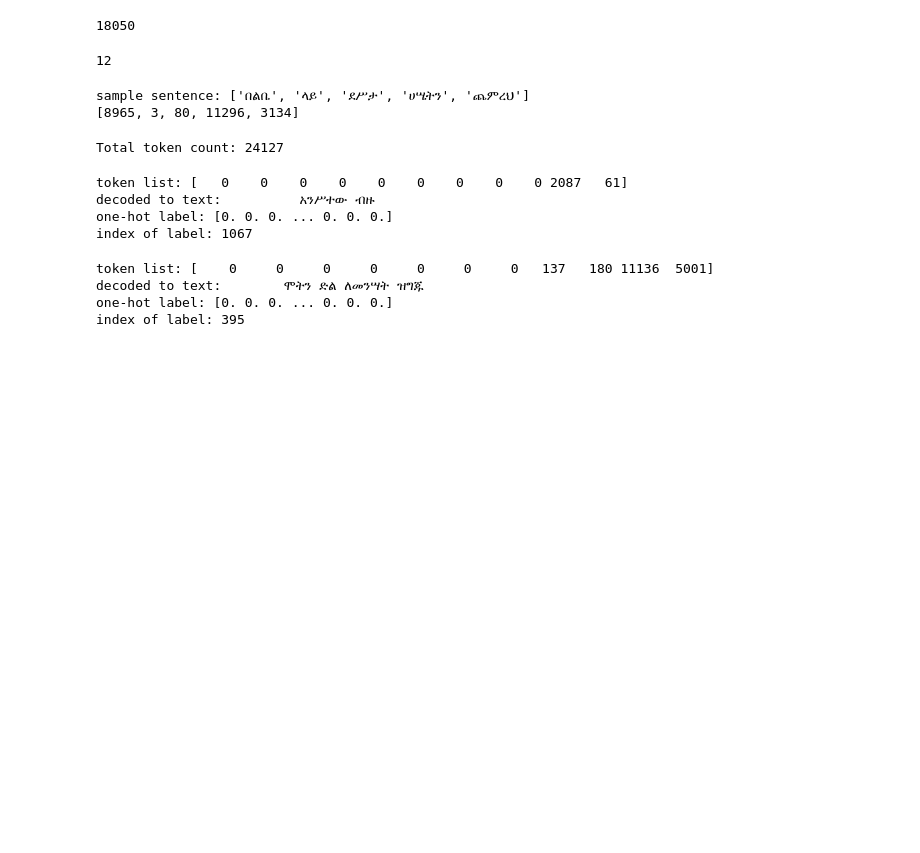
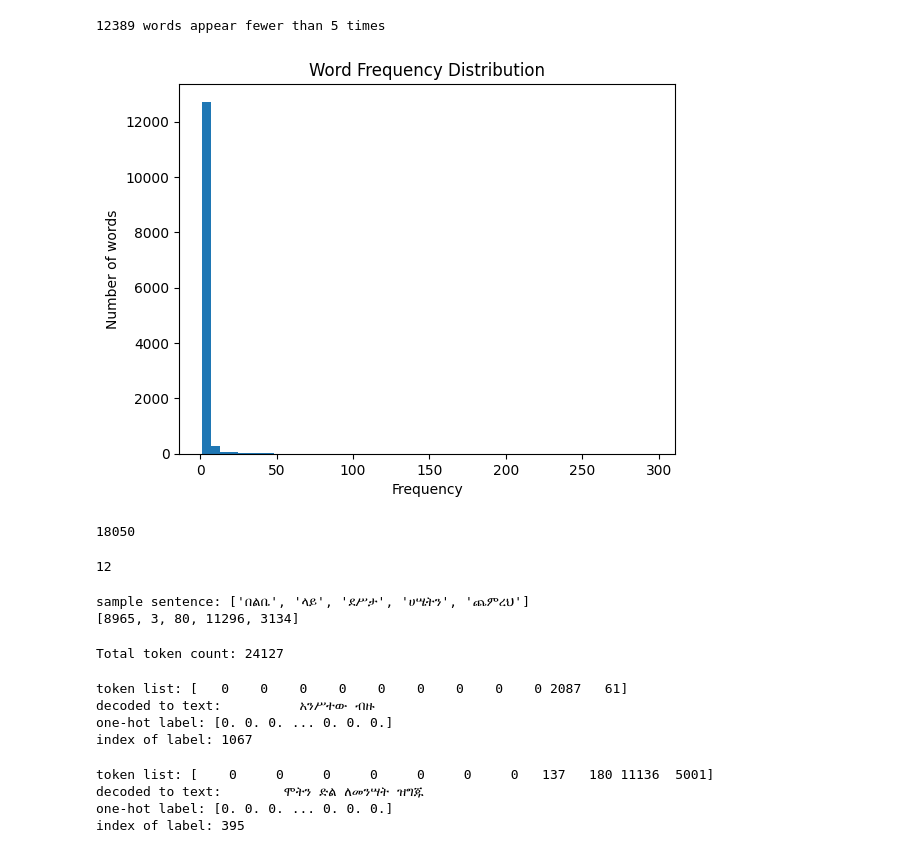
Before and after one commit to tinsaeabreham45/orthodox-melody-dataset, a Jupyter notebook: model/peom.ipynb, the cells around one changed output. Drawn from its saved outputs; the diff is of its cells as text; code cells hidden in the pictures; blank space fills up the shorter version.

```diff
--- a/model/peom.ipynb
+++ b/model/peom.ipynb
@@ -33,3 +36,27 @@ print(f'{vocab_size}')
+# %%
+from collections import Counter
+
+# Get all text as a single string (or list of words)
+all_text = " ".join(corpus)  # If 'corpus' is a list of sentences
+words = all_text.split()
+
+# Count word frequencies
+word_counts = Counter(words)
+
+# Analyze rare words
+rare_words = {word: count for word, count in word_counts.items() if count < 5}
+print(f"{len(rare_words)} words appear fewer than 5 times")
+
+# Optional: Plot the distribution
+import matplotlib.pyplot as plt
+plt.hist(word_counts.values(), bins=50)
+plt.xlabel("Frequency")
+plt.ylabel("Number of words")
+plt.title("Word Frequency Distribution")
+plt.show()
+# %% [output]
+12389 words appear fewer than 5 times
+[figure, added]
 # %%
 # Initialize the sequences list
 input_sequences = []
```
Also changed, not shown: parts of 3 cells of this notebook, 3 other files.
